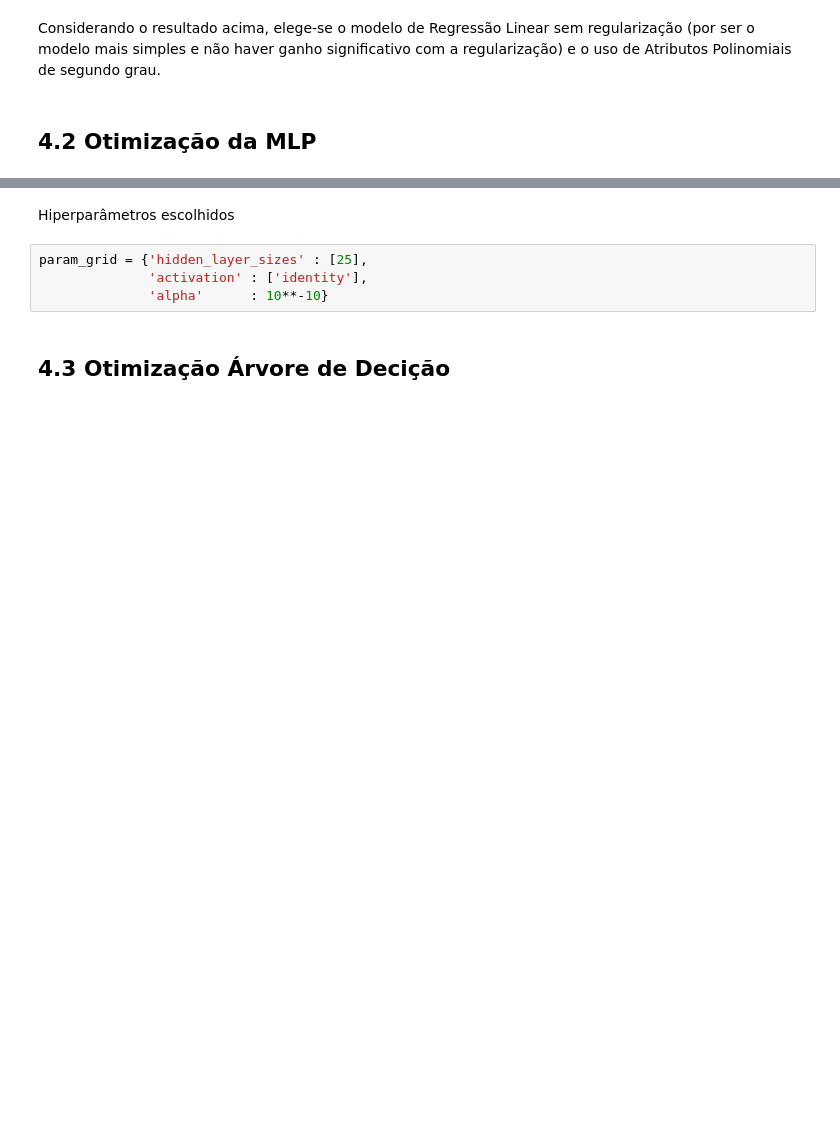
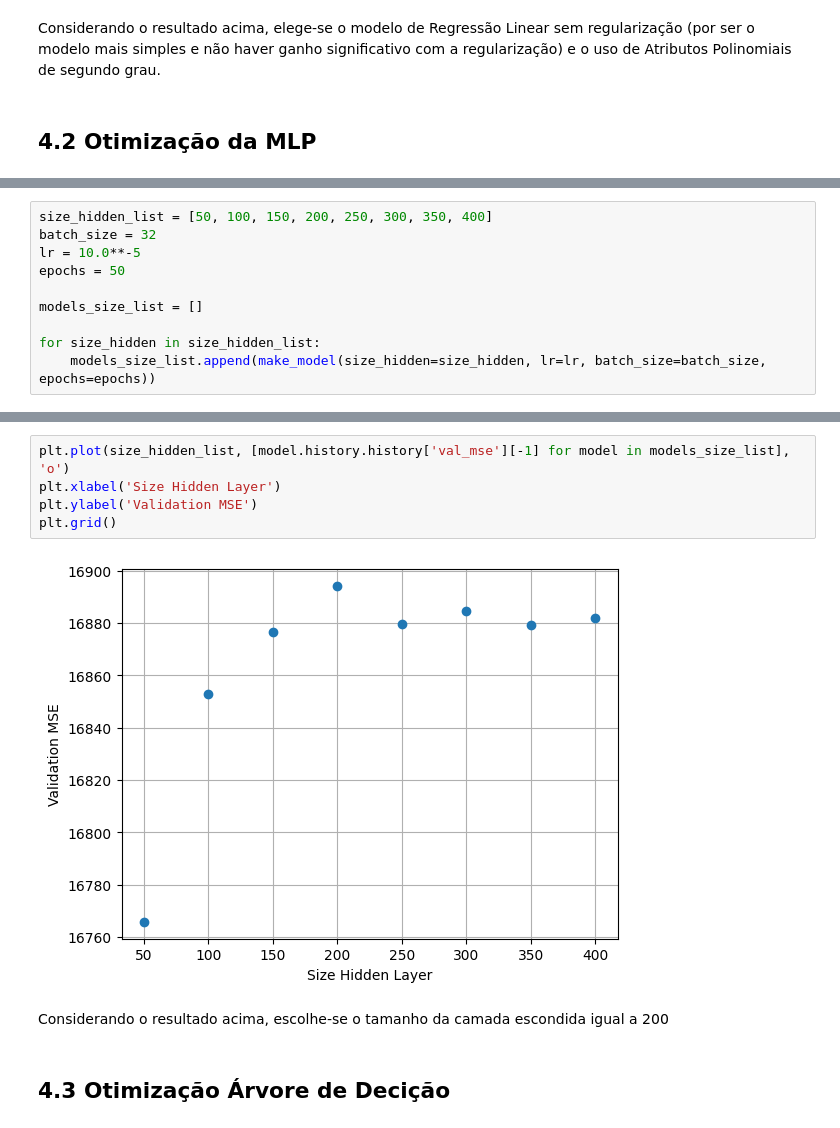
Before and after one commit to c-mmonteiro/t2-aprendizado, a Jupyter notebook: trabalho.ipynb, the cells around one changed output, grey strips where cells are left out. Cells and saved outputs as stored; diff of their text form; blank space fills up the shorter version.

```diff
--- a/trabalho.ipynb
+++ b/trabalho.ipynb
@@ -411,0 +403,10 @@ Melhor score de validação: 0.4531484411632003
+# %%
+size_hidden_list = [50, 100, 150, 200, 250, 300, 350, 400]
+batch_size = 32
+lr = 10.0**-5
+epochs = 50
+
+models_size_list = []
+
+for size_hidden in size_hidden_list:
+    models_size_list.append(make_model(size_hidden=size_hidden, lr=lr, batch_size=batch_size, epochs=epochs))
@@ -412,9 +431,12 @@ Melhor score de validação: 0.4531484411632003
+# %%
+plt.plot(size_hidden_list, [model.history.history['val_mse'][-1] for model in models_size_list], 'o')
+plt.xlabel('Size Hidden Layer')
+plt.ylabel('Validation MSE')
+plt.grid()
+# %% [output]
+[figure, added]
 # %% [markdown]
-Hiperparâmetros escolhidos
+Considerando o resultado acima, escolhe-se o tamanho da camada escondida igual a 200
-# %%
-param_grid = {'hidden_layer_sizes' : [25],
-              'activation' : ['identity'],
-              'alpha'      : 10**-10}
 # %% [markdown]
 ## 4.3 Otimização Árvore de Decição
 # %%
```
Also changed, not shown: parts of 44 cells of this notebook.
